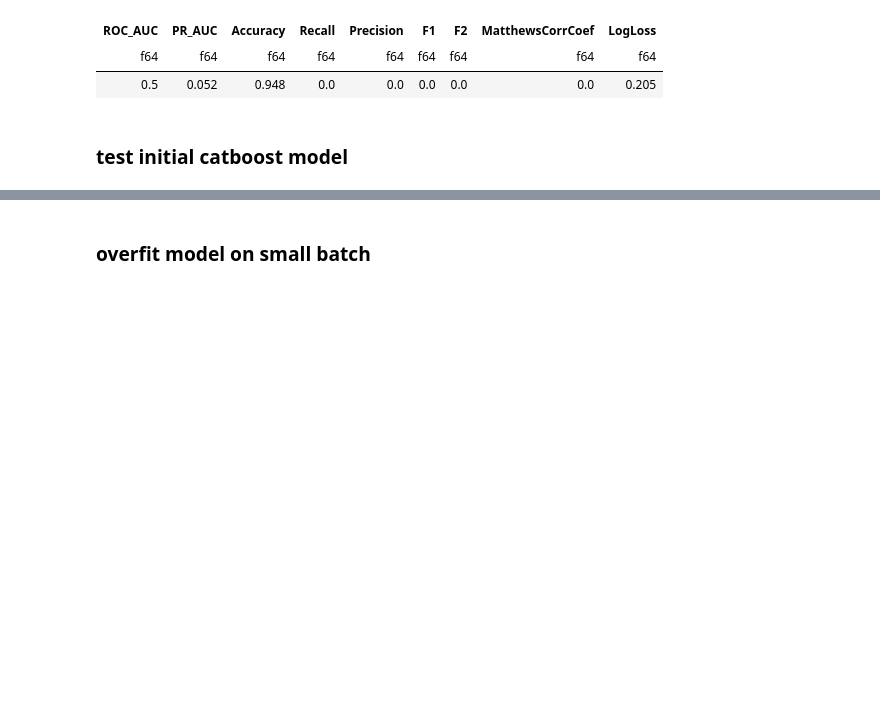
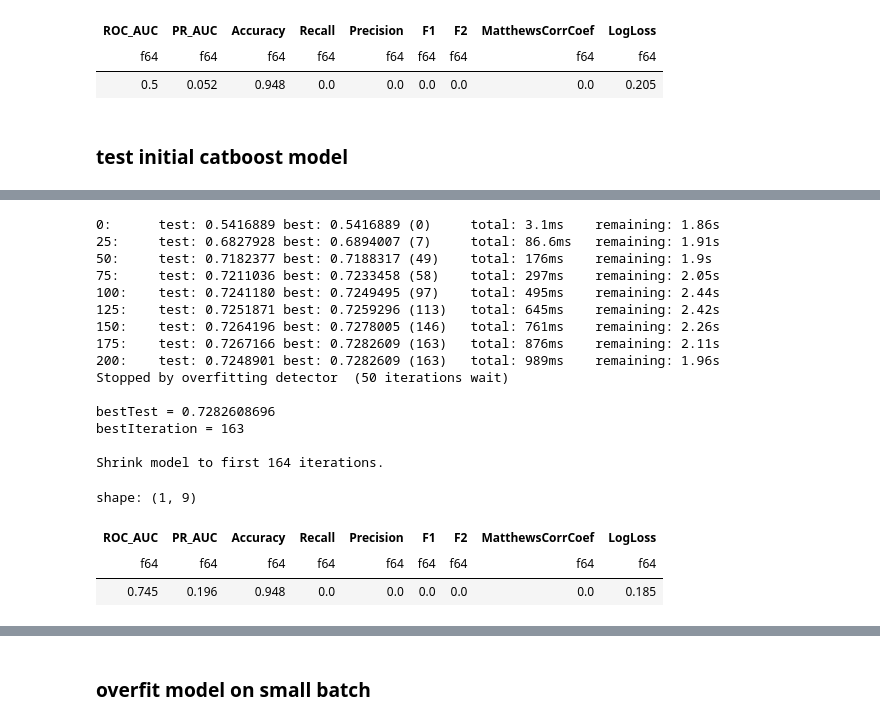
Before and after one commit to KonstantinBurkin/parse-records, a Jupyter notebook: notebooks/8.2_make_models.ipynb, the cells around one changed output, grey strips where cells are left out. Drawn from its saved outputs; the diff is of its cells as text; code cells hidden in the pictures; blank space fills up the shorter version.

```diff
--- a/notebooks/8.2_make_models.ipynb
+++ b/notebooks/8.2_make_models.ipynb
@@ -339,2 +575,42 @@ shape: (1, 9)
+# %%
+model = CatBoostClassifier(
+    random_seed=2024,
+    cat_features=list(icd_feature_map.values()),
+    eval_metric="AUC",
+    **study.best_params,
+)
+
+model.fit(
+    X=X_train_cut.to_pandas(),
+    y=y_train_cut.to_pandas(),
+    early_stopping_rounds=50,
+    verbose=25,
+    eval_set=(
+        X_eval.to_pandas(),
+        y_eval.to_pandas(),
+    ),
+)
+
+display(classification_metrics(y_test, model.predict_proba(X_test.to_pandas())[:, 1]))
+# %% [output]
+0:      test: 0.5416889 best: 0.5416889 (0)     total: 3.1ms    remaining: 1.86s
+25:     test: 0.6827928 best: 0.6894007 (7)     total: 86.6ms   remaining: 1.91s
+50:     test: 0.7182377 best: 0.7188317 (49)    total: 176ms    remaining: 1.9s
+75:     test: 0.7211036 best: 0.7233458 (58)    total: 297ms    remaining: 2.05s
+100:    test: 0.7241180 best: 0.7249495 (97)    total: 495ms    remaining: 2.44s
+125:    test: 0.7251871 best: 0.7259296 (113)   total: 645ms    remaining: 2.42s
+150:    test: 0.7264196 best: 0.7278005 (146)   total: 761ms    remaining: 2.26s
+175:    test: 0.7267166 best: 0.7282609 (163)   total: 876ms    remaining: 2.11s
+200:    test: 0.7248901 best: 0.7282609 (163)   total: 989ms    remaining: 1.96s
+Stopped by overfitting detector  (50 iterations wait)
+
+bestTest = 0.7282608696
+bestIteration = 163
+
+Shrink model to first 164 iterations.
+shape: (1, 9)
+| ROC_AUC | PR_AUC | Accuracy | Recall | Precision | F1 | F2 | MatthewsCorrCoef | LogLoss |
+| f64 | f64 | f64 | f64 | f64 | f64 | f64 | f64 | f64 |
+| 0.745 | 0.196 | 0.948 | 0.0 | 0.0 | 0.0 | 0.0 | 0.0 | 0.185 |
 # %%
 explainer = shap.TreeExplainer(model)
```
Also changed, not shown: parts of 21 cells of this notebook.
